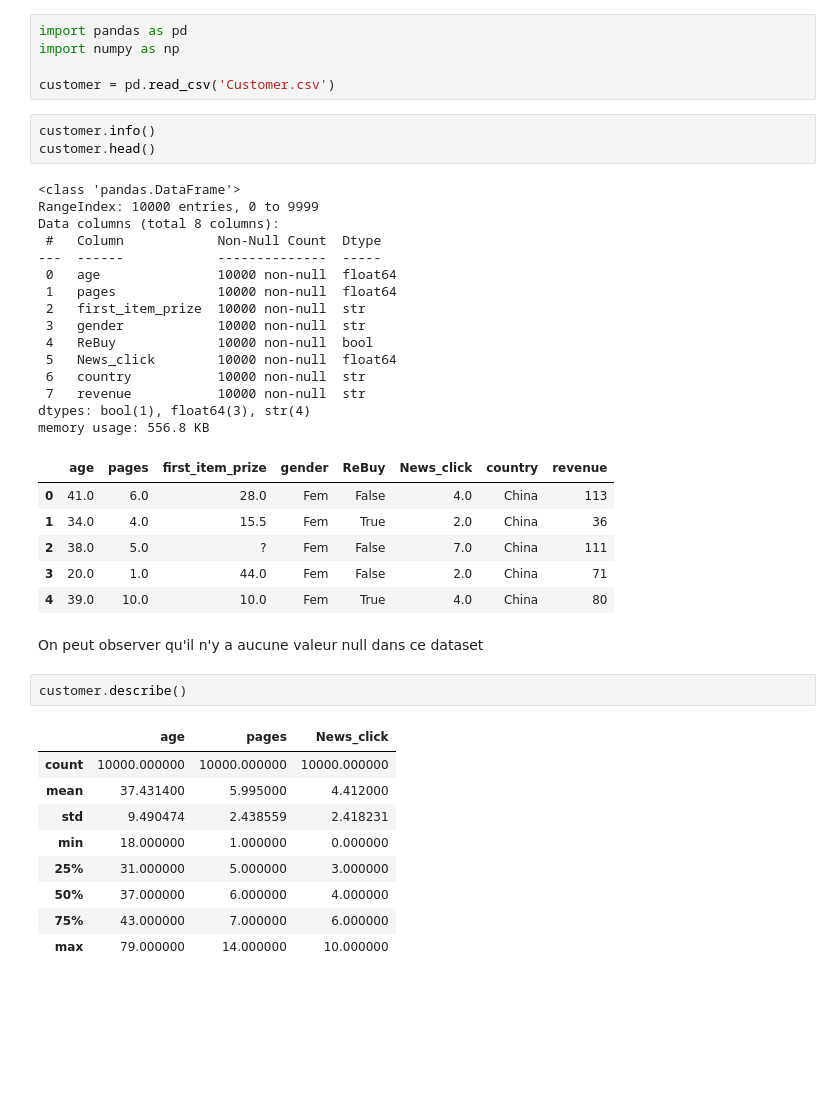
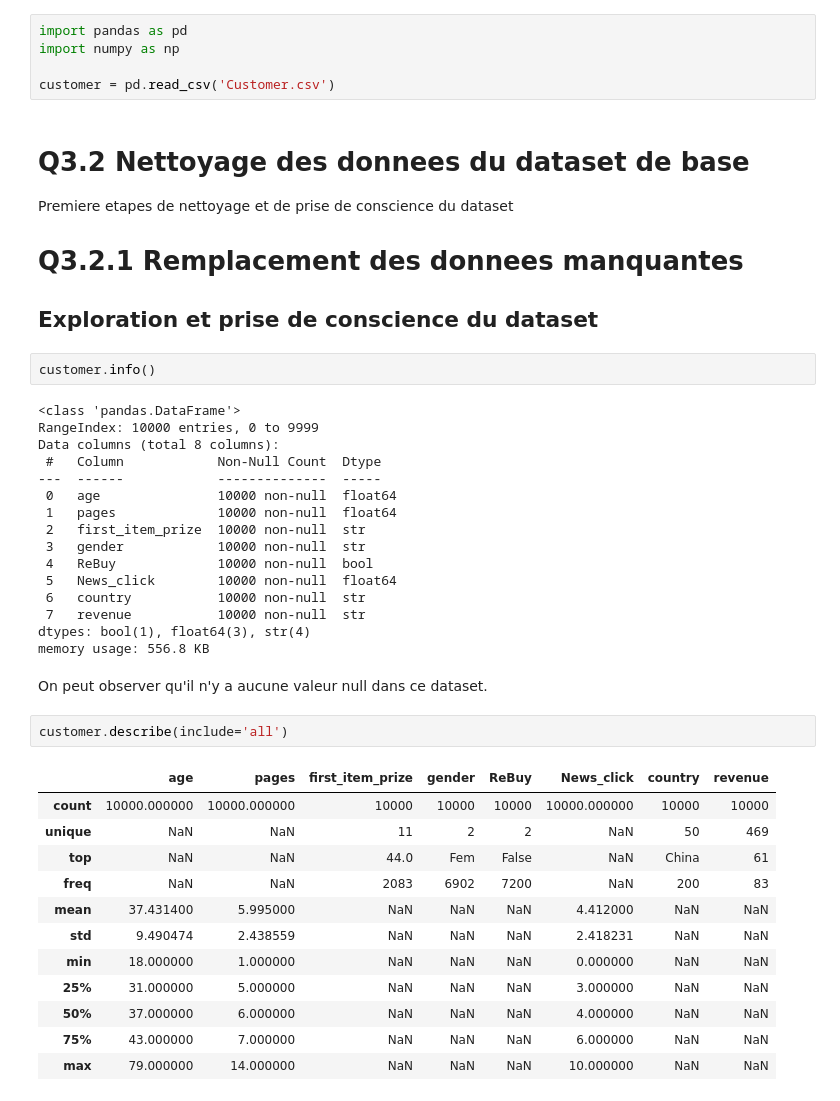
Before and after one commit to Ludovic-Potvin/devoir1-automatique, a Jupyter notebook: cleanup.ipynb, the cells around one changed output. Drawn from its saved outputs; the diff is of its cells as text; blank space fills up the shorter version.

```diff
--- a/cleanup.ipynb
+++ b/cleanup.ipynb
@@ -5,9 +6,13 @@ import pandas as pd
 import numpy as np
 
 customer = pd.read_csv('Customer.csv')
+# %% [markdown]
+# Q3.2 Nettoyage des donnees du dataset de base
+Premiere etapes de nettoyage et de prise de conscience du dataset
+# Q3.2.1 Remplacement des donnees manquantes
+## Exploration et prise de conscience du dataset
 # %%
 customer.info()
-customer.head()
 # %% [output]
 <class 'pandas.DataFrame'>
 RangeIndex: 10000 entries, 0 to 9999
@@ -24,23 +29,20 @@ Data columns (total 8 columns):
  7   revenue           10000 non-null  str
 dtypes: bool(1), float64(3), str(4)
 memory usage: 556.8 KB
-|  | age | pages | first_item_prize | gender | ReBuy | News_click | country | revenue |
-| 0 | 41.0 | 6.0 | 28.0 | Fem | False | 4.0 | China | 113 |
-| 1 | 34.0 | 4.0 | 15.5 | Fem | True | 2.0 | China | 36 |
-| 2 | 38.0 | 5.0 | ? | Fem | False | 7.0 | China | 111 |
-| 3 | 20.0 | 1.0 | 44.0 | Fem | False | 2.0 | China | 71 |
-| 4 | 39.0 | 10.0 | 10.0 | Fem | True | 4.0 | China | 80 |
 # %% [markdown]
-On peut observer qu'il n'y a aucune valeur null dans ce dataset
+On peut observer qu'il n'y a aucune valeur null dans ce dataset.
 # %%
-customer.describe()
+customer.describe(include='all')
 # %% [output]
-|  | age | pages | News_click |
-| count | 10000.000000 | 10000.000000 | 10000.000000 |
-| mean | 37.431400 | 5.995000 | 4.412000 |
-| std | 9.490474 | 2.438559 | 2.418231 |
-| min | 18.000000 | 1.000000 | 0.000000 |
-| 25% | 31.000000 | 5.000000 | 3.000000 |
-| 50% | 37.000000 | 6.000000 | 4.000000 |
-| 75% | 43.000000 | 7.000000 | 6.000000 |
-| max | 79.000000 | 14.000000 | 10.000000 |
+|  | age | pages | first_item_prize | gender | ReBuy | News_click | country | revenue |
+| count | 10000.000000 | 10000.000000 | 10000 | 10000 | 10000 | 10000.000000 | 10000 | 10000 |
+| unique | NaN | NaN | 11 | 2 | 2 | NaN | 50 | 469 |
+| top | NaN | NaN | 44.0 | Fem | False | NaN | China | 61 |
+| freq | NaN | NaN | 2083 | 6902 | 7200 | NaN | 200 | 83 |
+| mean | 37.431400 | 5.995000 | NaN | NaN | NaN | 4.412000 | NaN | NaN |
+| std | 9.490474 | 2.438559 | NaN | NaN | NaN | 2.418231 | NaN | NaN |
+| min | 18.000000 | 1.000000 | NaN | NaN | NaN | 0.000000 | NaN | NaN |
+| 25% | 31.000000 | 5.000000 | NaN | NaN | NaN | 3.000000 | NaN | NaN |
+| 50% | 37.000000 | 6.000000 | NaN | NaN | NaN | 4.000000 | NaN | NaN |
+| 75% | 43.000000 | 7.000000 | NaN | NaN | NaN | 6.000000 | NaN | NaN |
+| max | 79.000000 | 14.000000 | NaN | NaN | NaN | 10.000000 | NaN | NaN |
```
Also changed, not shown: parts of 13 cells of this notebook, 2 other files.
